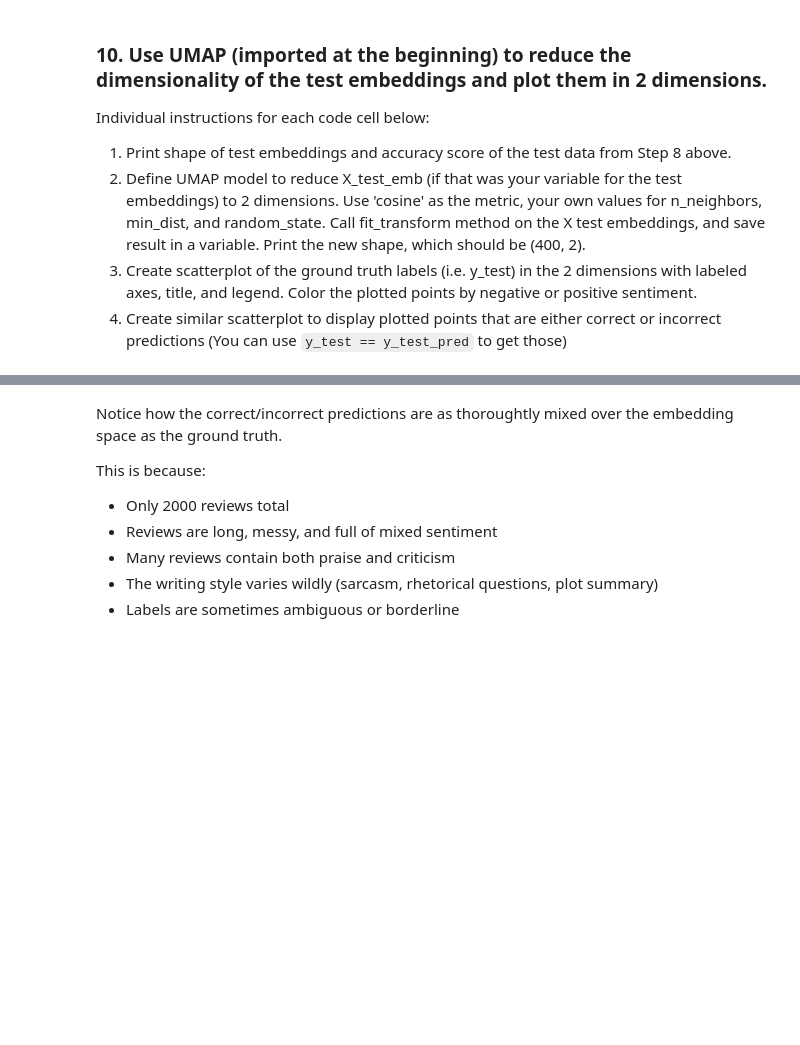
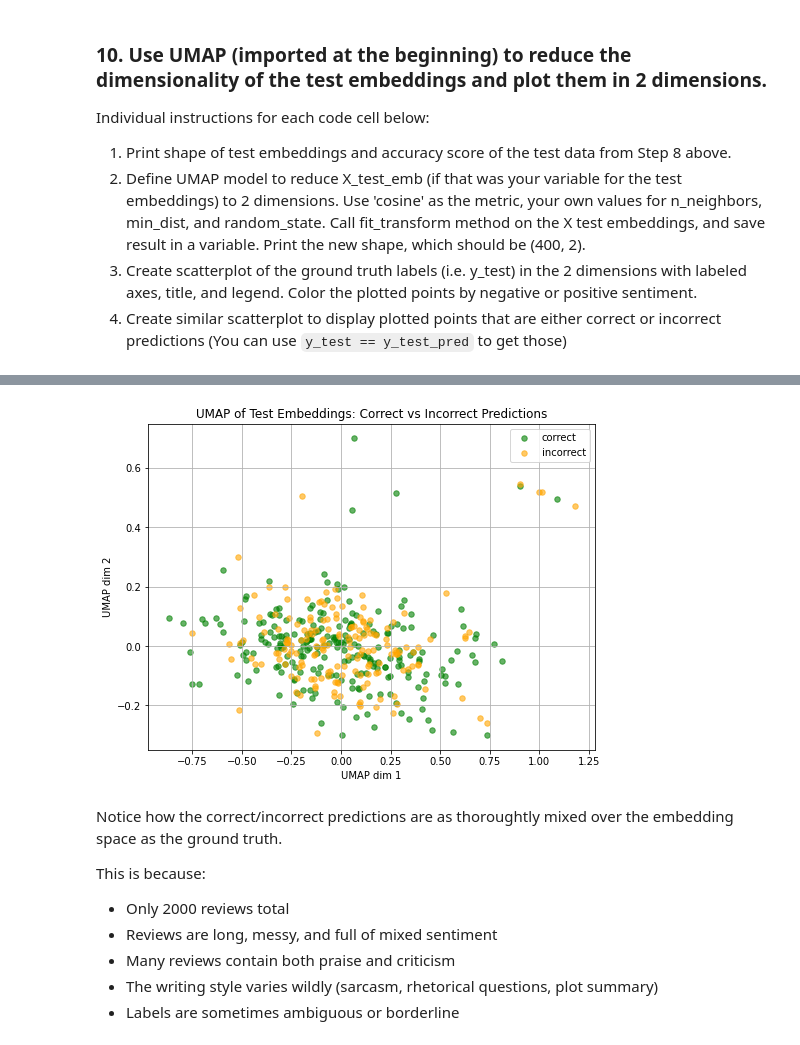
Before and after one commit to KiranKBobba/Fin_Risk_Analytics, a Jupyter notebook: IT_720_Assignment_2_Kiran_Kumar_Bobba.ipynb, the cells around one changed output, grey strips where cells are left out. Cells and saved outputs as stored; diff of their text form; code cells hidden in the pictures; blank space fills up the shorter version.

```diff
--- a/IT_720_Assignment_2_Kiran_Kumar_Bobba.ipynb
+++ b/IT_720_Assignment_2_Kiran_Kumar_Bobba.ipynb
@@ -417,7 +792,16 @@ Individual instructions for each code cell below:
 # %%
-# Compare with scatterplot of correct vs incorrect predictions
-
-correct = (y_test == y_test_pred)
+correct = (y_test == y_test_pred.ravel())
+plt.figure(figsize=(8, 6))
+plt.scatter(X_test_umap[correct, 0], X_test_umap[correct, 1], c="green", label="correct", alpha=0.6, s=30)
+plt.scatter(X_test_umap[~correct, 0], X_test_umap[~correct, 1], c="orange", label="incorrect", alpha=0.6, s=30)
+plt.xlabel("UMAP dim 1")
+plt.ylabel("UMAP dim 2")
+plt.title("UMAP of Test Embeddings: Correct vs Incorrect Predictions")
+plt.legend()
+plt.grid(True)
+plt.show()
+# %% [output]
+[figure, added]
 # %% [markdown]
 Notice how the correct/incorrect predictions are  as thoroughtly mixed over the embedding space as the ground truth.
 
```
Also changed, not shown: parts of 18 cells of this notebook.
